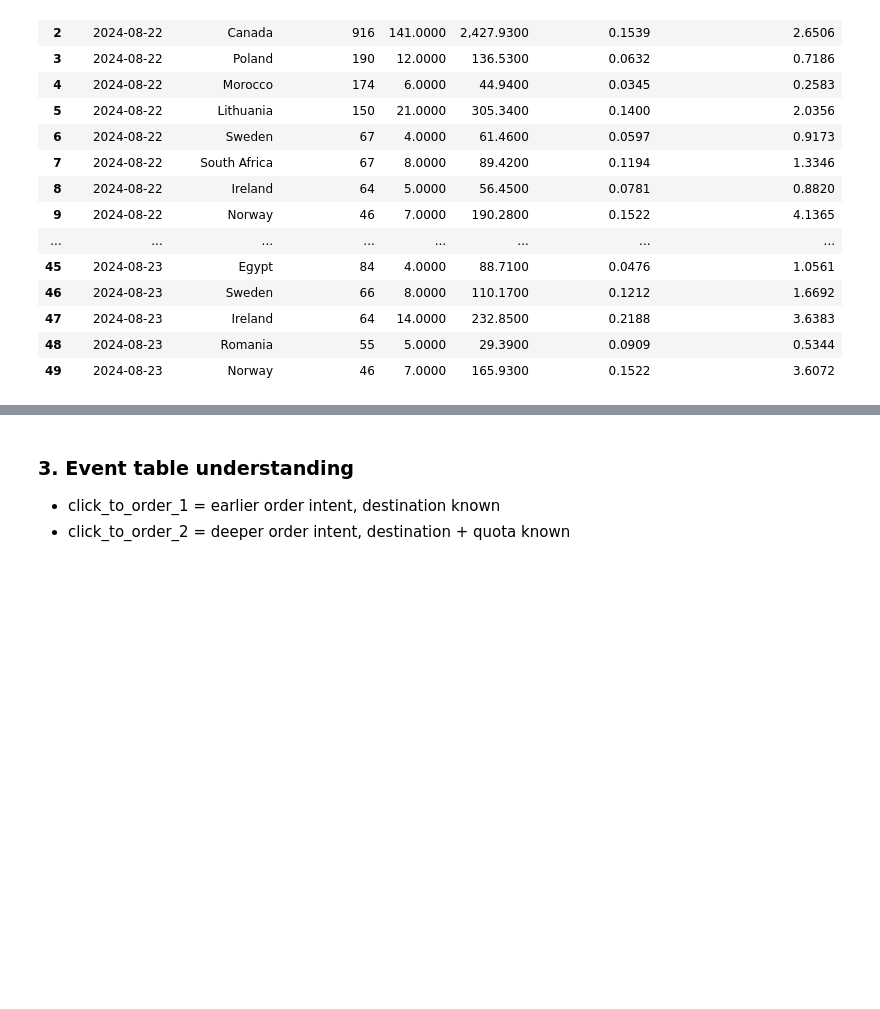
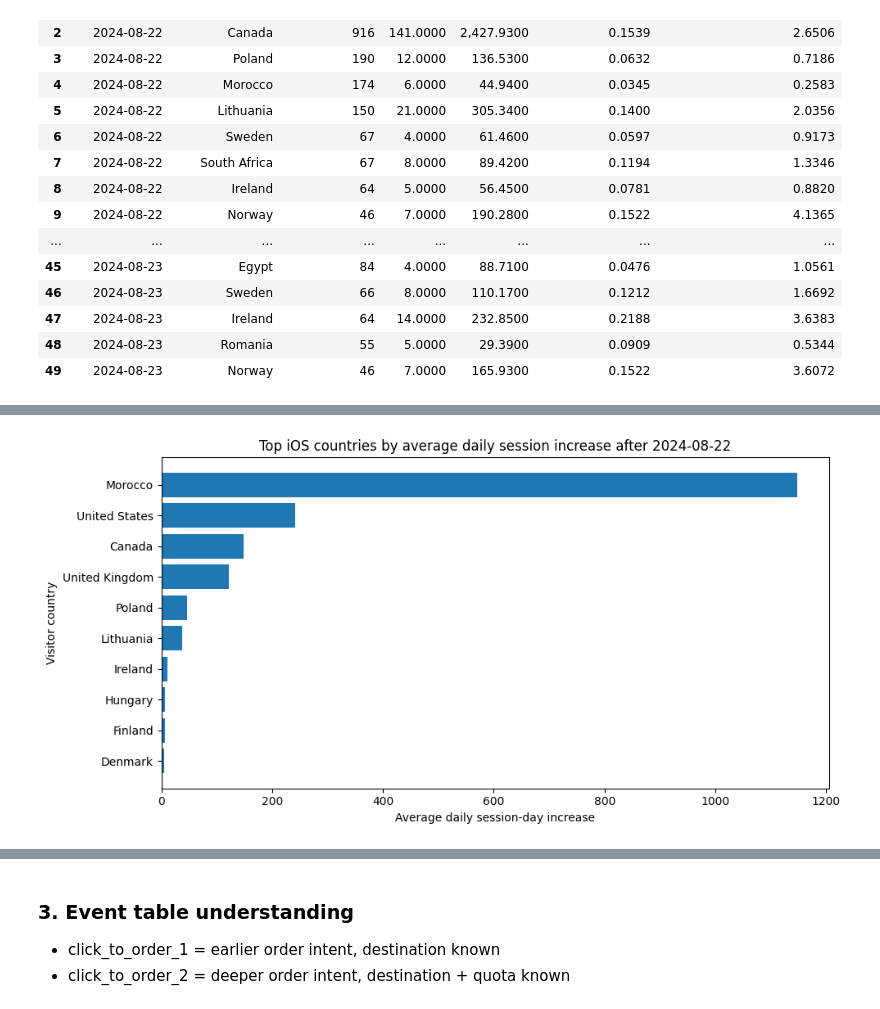
Before and after one commit to HuskyB0y/saily, a Jupyter notebook: source/eSIM_eda_saily.ipynb, the cells around one changed output, grey strips where cells are left out. Cells and saved outputs as stored; diff of their text form; code cells hidden in the pictures; blank space fills up the shorter version.

Commit message:
Displaying some more info in plots.

```diff
--- a/source/eSIM_eda_saily.ipynb
+++ b/source/eSIM_eda_saily.ipynb
@@ -598,0 +688,15 @@ ios_geo_daily_after_22.head(50)
+# %%
+top_movers = ios_country_change.sort_values(
+    "avg_daily_session_change", ascending=False
+).head(10)
+
+plt.figure(figsize=(10, 5))
+plt.barh(top_movers["geo_country"][::-1], top_movers["avg_daily_session_change"][::-1])
+
+plt.title("Top iOS countries by average daily session increase after 2024-08-22")
+plt.xlabel("Average daily session-day increase")
+plt.ylabel("Visitor country")
+plt.tight_layout()
+plt.show()
+# %% [output]
+[figure, added]
```
Also changed, not shown: parts of 7 cells of this notebook.
